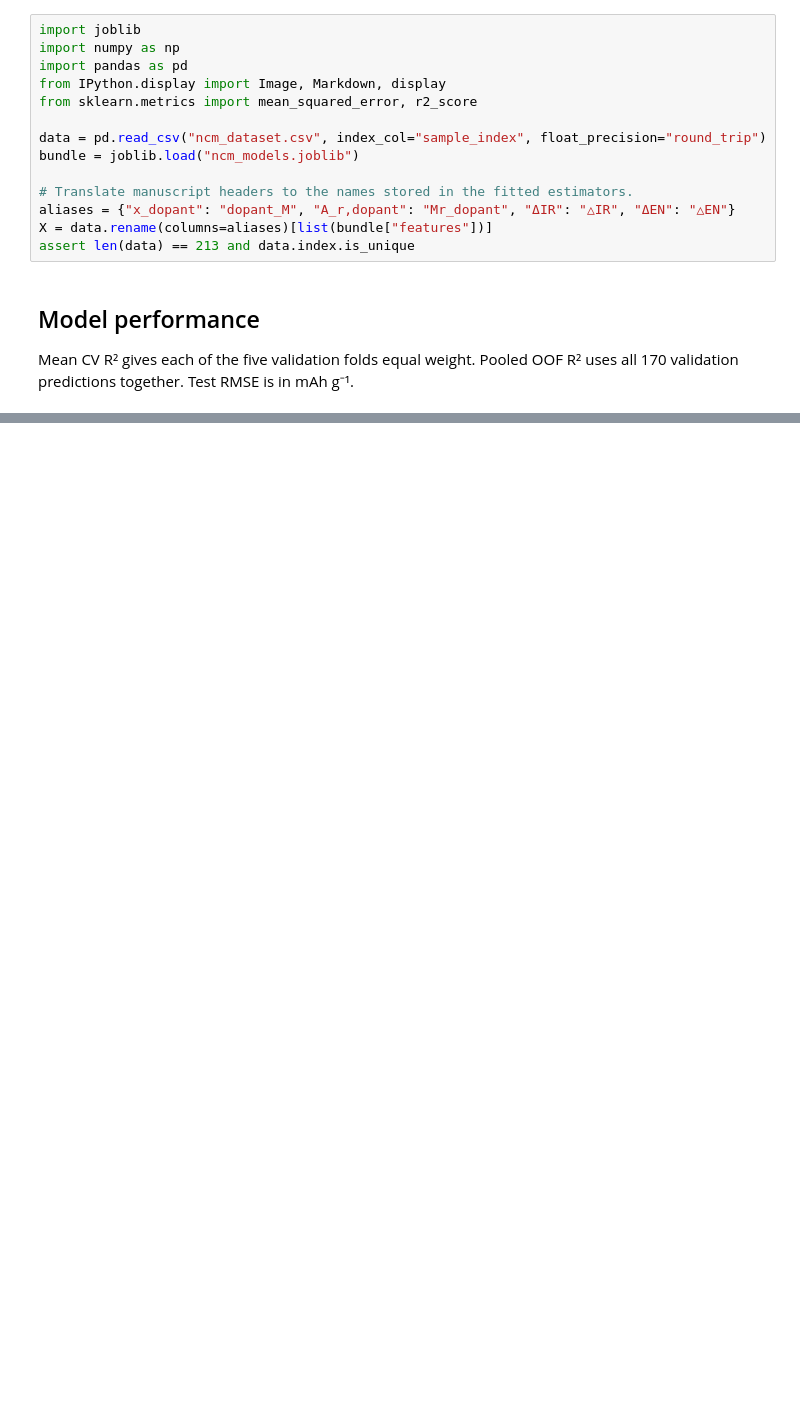
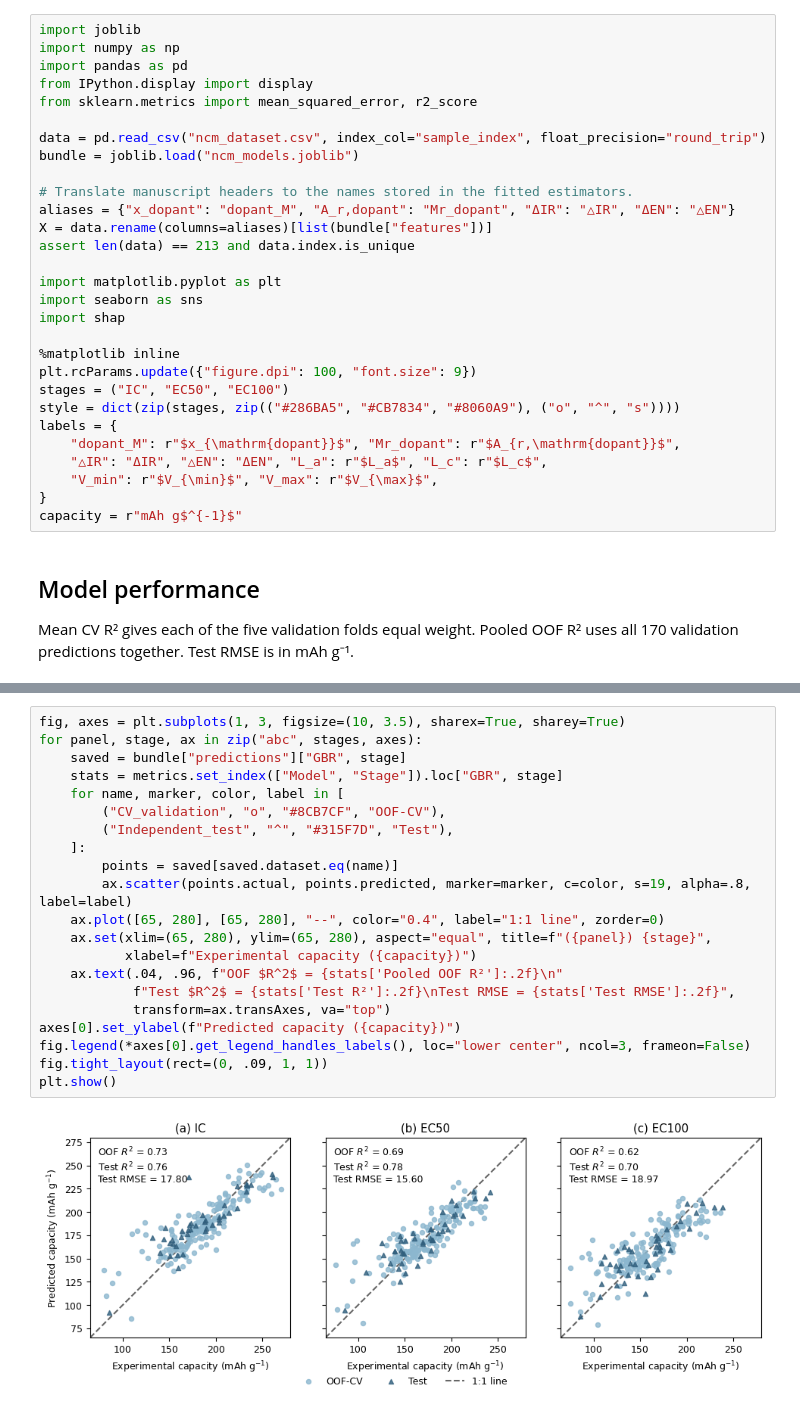
Before and after one commit to xyongkang215-ops/ncm-stage-capacity-notebook, a Jupyter notebook: paper_figures.ipynb, the cells around one changed output, grey strips where cells are left out. Drawn from its saved outputs; the diff is of its cells as text; blank space fills up the shorter version.

Commit message:
Redraw paper figures in Jupyter and commit executed notebook

```diff
--- a/paper_figures.ipynb
+++ b/paper_figures.ipynb
@@ -8,7 +8,7 @@ The notebook uses the deposited split, predictions and figure previews.
 import joblib
 import numpy as np
 import pandas as pd
-from IPython.display import Image, Markdown, display
+from IPython.display import display
 from sklearn.metrics import mean_squared_error, r2_score
 
 data = pd.read_csv("ncm_dataset.csv", index_col="sample_index", float_precision="round_trip")
@@ -18,6 +18,21 @@ bundle = joblib.load("ncm_models.joblib")
 aliases = {"x_dopant": "dopant_M", "A_r,dopant": "Mr_dopant", "ΔIR": "△IR", "ΔEN": "△EN"}
 X = data.rename(columns=aliases)[list(bundle["features"])]
 assert len(data) == 213 and data.index.is_unique
+
+import matplotlib.pyplot as plt
+import seaborn as sns
+import shap
+
+%matplotlib inline
+plt.rcParams.update({"figure.dpi": 100, "font.size": 9})
+stages = ("IC", "EC50", "EC100")
+style = dict(zip(stages, zip(("#286BA5", "#CB7834", "#8060A9"), ("o", "^", "s"))))
+labels = {
+    "dopant_M": r"$x_{\mathrm{dopant}}$", "Mr_dopant": r"$A_{r,\mathrm{dopant}}$",
+    "△IR": "ΔIR", "△EN": "ΔEN", "L_a": r"$L_a$", "L_c": r"$L_c$",
+    "V_min": r"$V_{\min}$", "V_max": r"$V_{\max}$",
+}
+capacity = r"mAh g$^{-1}$"
 # %% [markdown]
 ## Model performance
 
@@ -83,0 +77,23 @@ for number in ("2", "3", "4", "5", "S1a", "S1b", "S2"):
+# %%
+fig, axes = plt.subplots(1, 3, figsize=(10, 3.5), sharex=True, sharey=True)
+for panel, stage, ax in zip("abc", stages, axes):
+    saved = bundle["predictions"]["GBR", stage]
+    stats = metrics.set_index(["Model", "Stage"]).loc["GBR", stage]
+    for name, marker, color, label in [
+        ("CV_validation", "o", "#8CB7CF", "OOF-CV"),
+        ("Independent_test", "^", "#315F7D", "Test"),
+    ]:
+        points = saved[saved.dataset.eq(name)]
+        ax.scatter(points.actual, points.predicted, marker=marker, c=color, s=19, alpha=.8, label=label)
+    ax.plot([65, 280], [65, 280], "--", color="0.4", label="1:1 line", zorder=0)
+    ax.set(xlim=(65, 280), ylim=(65, 280), aspect="equal", title=f"({panel}) {stage}",
+           xlabel=f"Experimental capacity ({capacity})")
+    ax.text(.04, .96, f"OOF $R^2$ = {stats['Pooled OOF R²']:.2f}\n"
+            f"Test $R^2$ = {stats['Test R²']:.2f}\nTest RMSE = {stats['Test RMSE']:.2f}",
+            transform=ax.transAxes, va="top")
+axes[0].set_ylabel(f"Predicted capacity ({capacity})")
+fig.legend(*axes[0].get_legend_handles_labels(), loc="lower center", ncol=3, frameon=False)
+fig.tight_layout(rect=(0, .09, 1, 1))
+plt.show()
+# %% [output]
+[figure, added]
```
Also changed, not shown: parts of 15 cells of this notebook, 1 other file.
